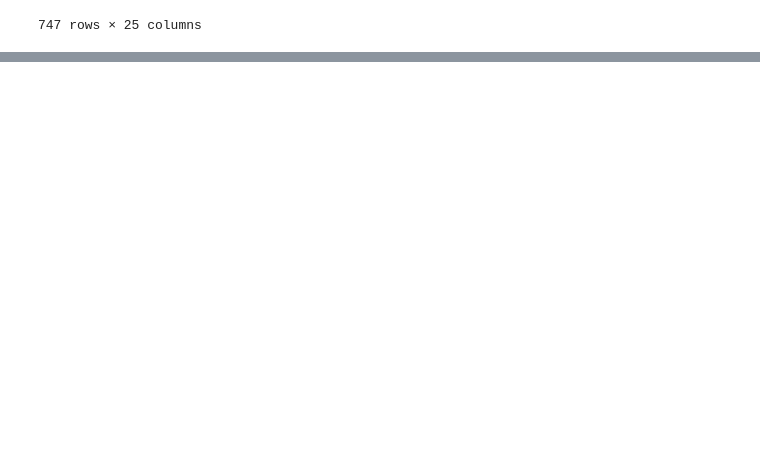
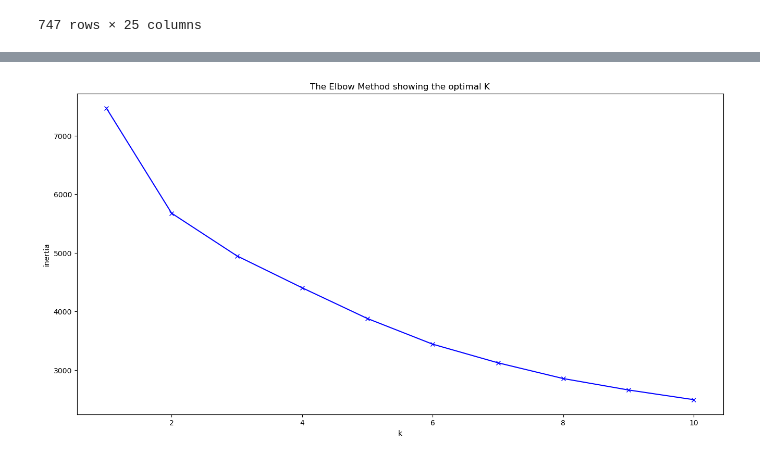
Before and after one commit to Ali-Mohamed23/mini-project-III, a Jupyter notebook: mini-project-part-2.ipynb, the cells around one changed output, grey strips where cells are left out. Saved outputs shown, nothing was run; the diff lists cells and outputs as text; code cells hidden in the pictures; blank space fills up the shorter version.

```diff
--- a/mini-project-part-2.ipynb
+++ b/mini-project-part-2.ipynb
@@ -538,0 +799,2 @@ sv_account_active
+# %%
+df_finals = df_final.drop(['cust_id'], axis = 1)
@@ -538,0 +817,4 @@ sv_account_active
+# %%
+# Scale our numeric data age and income
+scaler = StandardScaler()
+df_scaled = pd.DataFrame(scaler.fit_transform(df_finals))
@@ -538,0 +837,2 @@ sv_account_active
+# %%
+df_scaled.columns = df_finals.columns
@@ -538,0 +855,17 @@ sv_account_active
+# %%
+inertias = []
+K = range(1,11) #run K-means with K ranging from 1 to 10
+for k in K:
+    kmeanModel = KMeans(n_clusters=k)
+    kmeanModel.fit(df_scaled)
+    inertias.append(kmeanModel.inertia_)
+# %%
+# plot elbow method
+plt.figure(figsize=(16,8))
+plt.plot(K, inertias, 'bx-')
+plt.xlabel('k')
+plt.ylabel('inertia')
+plt.title('The Elbow Method showing the optimal K')
+plt.show()
+# %% [output]
+[figure, added]
```
Also changed, not shown: parts of 58 cells of this notebook, 1 other file.
